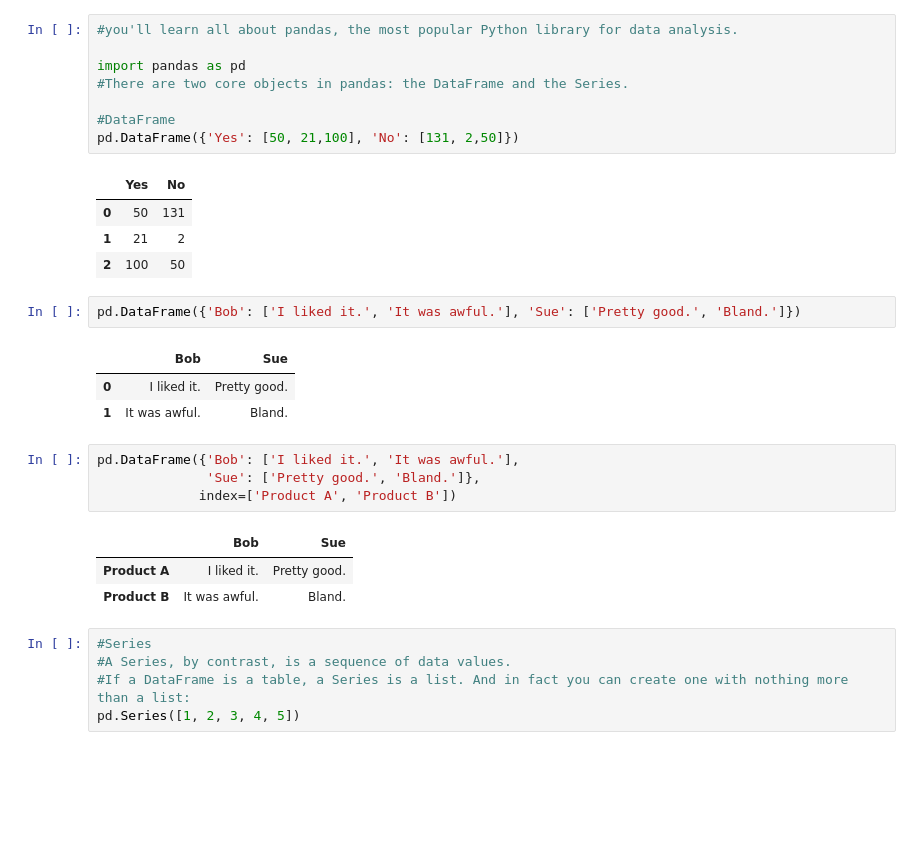
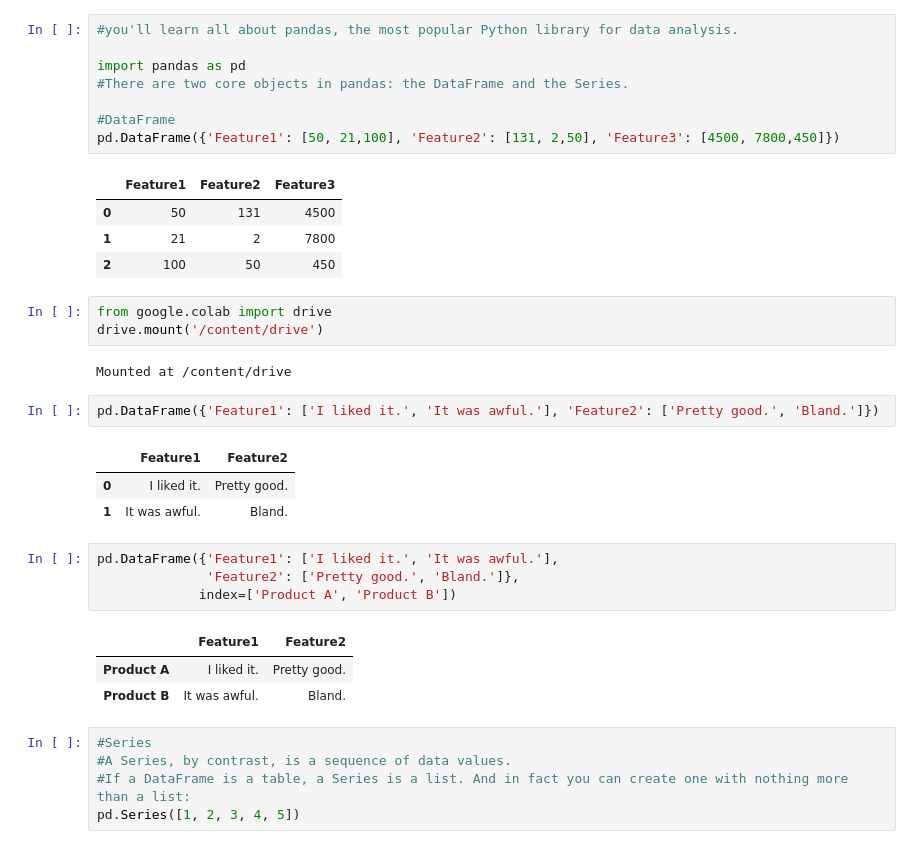
Before and after one commit to farhadrahimiinfo/Data_Analysis, a Jupyter notebook: Pandas.ipynb, the cells around one changed output. Cells and saved outputs as stored; diff of their text form; blank space fills up the shorter version.

```diff
--- a/Pandas.ipynb
+++ b/Pandas.ipynb
@@ -1,28 +3,33 @@
 # %%
 #you'll learn all about pandas, the most popular Python library for data analysis.
 
 import pandas as pd
 #There are two core objects in pandas: the DataFrame and the Series.
 
 #DataFrame
-pd.DataFrame({'Yes': [50, 21,100], 'No': [131, 2,50]})
+pd.DataFrame({'Feature1': [50, 21,100], 'Feature2': [131, 2,50], 'Feature3': [4500, 7800,450]})
 # %% [output]
-|  | Yes | No |
-| 0 | 50 | 131 |
-| 1 | 21 | 2 |
-| 2 | 100 | 50 |
+|  | Feature1 | Feature2 | Feature3 |
+| 0 | 50 | 131 | 4500 |
+| 1 | 21 | 2 | 7800 |
+| 2 | 100 | 50 | 450 |
+# %%
+from google.colab import drive
+drive.mount('/content/drive')
+# %% [output]
+Mounted at /content/drive
 # %%
-pd.DataFrame({'Bob': ['I liked it.', 'It was awful.'], 'Sue': ['Pretty good.', 'Bland.']})
+pd.DataFrame({'Feature1': ['I liked it.', 'It was awful.'], 'Feature2': ['Pretty good.', 'Bland.']})
 # %% [output]
-|  | Bob | Sue |
+|  | Feature1 | Feature2 |
 | 0 | I liked it. | Pretty good. |
 | 1 | It was awful. | Bland. |
 # %%
-pd.DataFrame({'Bob': ['I liked it.', 'It was awful.'],
-              'Sue': ['Pretty good.', 'Bland.']},
+pd.DataFrame({'Feature1': ['I liked it.', 'It was awful.'],
+              'Feature2': ['Pretty good.', 'Bland.']},
              index=['Product A', 'Product B'])
 # %% [output]
-|  | Bob | Sue |
+|  | Feature1 | Feature2 |
 | Product A | I liked it. | Pretty good. |
 | Product B | It was awful. | Bland. |
 # %%
```
Also changed, not shown: parts of 22 cells of this notebook.
